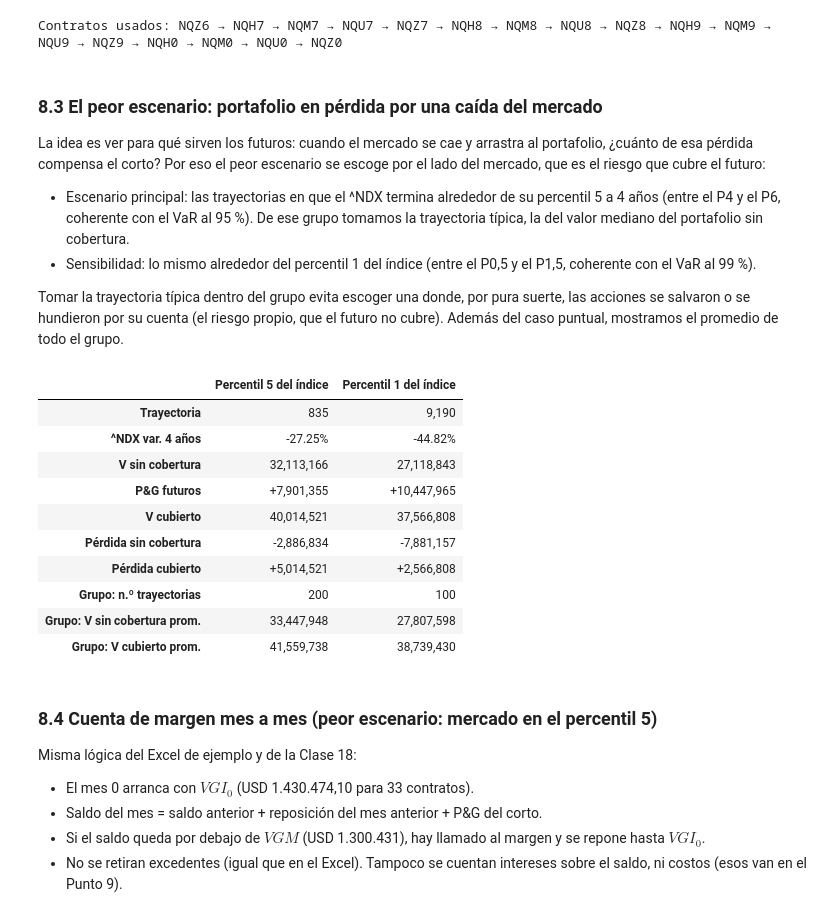
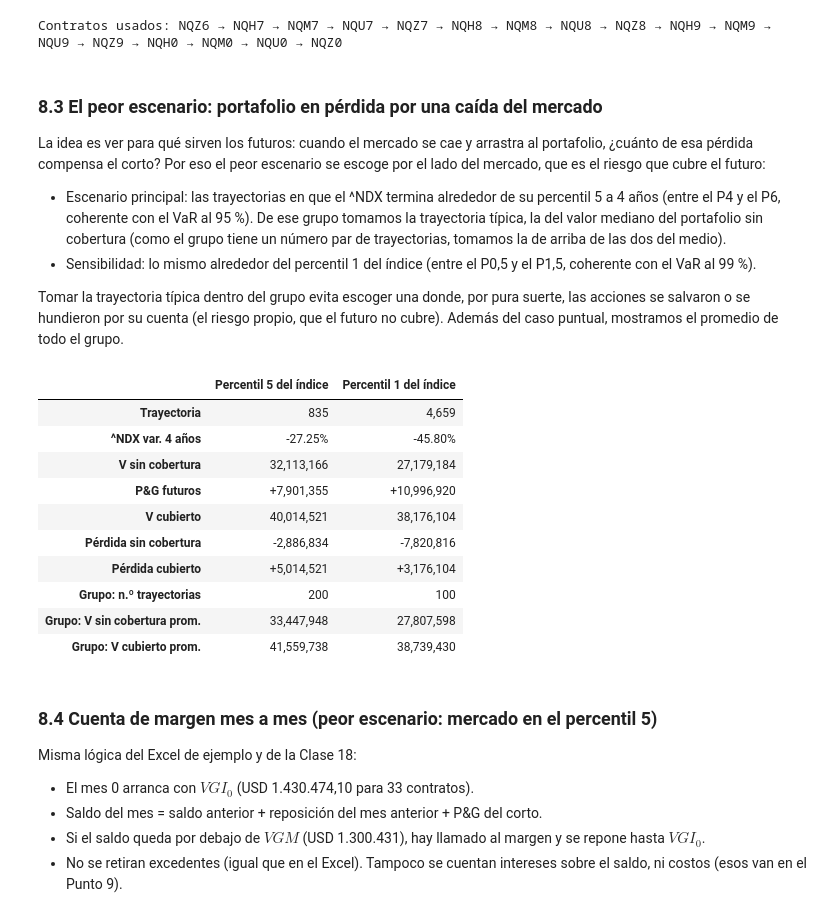
Before and after one commit to Juancho-00/laboratorio-2-derivados, a Jupyter notebook: notebooks/02_futuros_cobertura.ipynb, the cells around one changed output. Cells and saved outputs as stored; diff of their text form; code cells hidden in the pictures.

Commit message:
Desempate fijo del peor escenario (8.3 y 8.8) y README con la etiqueta v1

```diff
--- a/notebooks/02_futuros_cobertura.ipynb
+++ b/notebooks/02_futuros_cobertura.ipynb
@@ -596,48 +596,51 @@ Contratos usados: NQZ6 → NQH7 → NQM7 → NQU7 → NQZ7 → NQH8 → NQM8 →
 
 La idea es ver para qué sirven los futuros: cuando el mercado se cae y arrastra al portafolio, ¿cuánto de esa pérdida compensa el corto? Por eso el peor escenario se escoge por el lado del mercado, que es el riesgo que cubre el futuro:
 
-- Escenario principal: las trayectorias en que el ^NDX termina alrededor de su percentil 5 a 4 años (entre el P4 y el P6, coherente con el VaR al 95 %). De ese grupo tomamos la trayectoria típica, la del valor mediano del portafolio sin cobertura.
+- Escenario principal: las trayectorias en que el ^NDX termina alrededor de su percentil 5 a 4 años (entre el P4 y el P6, coherente con el VaR al 95 %). De ese grupo tomamos la trayectoria típica, la del valor mediano del portafolio sin cobertura (como el grupo tiene un número par de trayectorias, tomamos la de arriba de las dos del medio).
 - Sensibilidad: lo mismo alrededor del percentil 1 del índice (entre el P0,5 y el P1,5, coherente con el VaR al 99 %).
 
 Tomar la trayectoria típica dentro del grupo evita escoger una donde, por pura suerte, las acciones se salvaron o se hundieron por su cuenta (el riesgo propio, que el futuro no cubre). Además del caso puntual, mostramos el promedio de todo el grupo.
 # %%
 # 8.3 Peor escenario de mercado: índice en el percentil 5 (principal) y en el percentil 1 (sensibilidad)
 fin_idx = pd.Series(S_arr[-1])                        # ^NDX al final de cada trayectoria
 fin_sin = pd.Series(V_sin[-1])                        # portafolio sin cobertura al final
 
 def escenario_mercado(pct, ancho):
     """Trayectorias con el índice final entre los percentiles pct ± ancho/2; devuelve la típica y el grupo."""
     lo, hi = fin_idx.quantile(pct - ancho / 2), fin_idx.quantile(pct + ancho / 2)
     grupo = fin_idx[(fin_idx >= lo) & (fin_idx <= hi)].index
-    k = int((fin_sin[grupo] - fin_sin[grupo].median()).abs().idxmin())   # la de valor sin cobertura mediano
+    # la de valor sin cobertura mediano. Como el grupo tiene un número par de trayectorias, hay dos "en la mitad";
+    # tomamos la de arriba (interpolation="higher") para que la elección no dependa de decimales del computador
+    mediana = fin_sin[grupo].quantile(.5, interpolation="higher")
+    k = int((fin_sin[grupo] - mediana).abs().idxmin())
     return k, grupo
 
 k5, g5 = escenario_mercado(.05, .02)                  # P4–P6
 k1, g1 = escenario_mercado(.01, .01)                  # P0,5–P1,5
 
 filas = {}
 for nombre, k, g in [("Percentil 5 del índice", k5, g5), ("Percentil 1 del índice", k1, g1)]:
     filas[nombre] = {"Trayectoria": k, "^NDX var. 4 años": S_arr[-1, k] / S0 - 1,
                      "V sin cobertura": V_sin[-1, k], "P&G futuros": PG_acum[-1, k], "V cubierto": V_cub[-1, k],
                      "Pérdida sin cobertura": V_sin[-1, k] - Vp, "Pérdida cubierto": V_cub[-1, k] - Vp,
                      "Grupo: n.º trayectorias": len(g), "Grupo: V sin cobertura prom.": V_sin[-1, g].mean(),
                      "Grupo: V cubierto prom.": V_cub[-1, g].mean()}
 peores = pd.DataFrame(filas).T
 peores.to_csv(PROC / "peor_escenario_v2.csv")
 
 # Tabla legible: USD con separador de miles, variación del índice en %, enteros sin decimales
 fmt_p = {c_: ("{:+.2%}" if "var." in c_ else "{:,.0f}" if ("n.º" in c_ or c_ == "Trayectoria") else
               "{:+,.0f}" if ("Pérdida" in c_ or "P&G" in c_) else "{:,.0f}") for c_ in peores.columns}
 peores.T.apply(lambda col: pd.Series([fmt_p[i].format(v) for i, v in col.items()], index=col.index))
 # %% [output]
 |  | Percentil 5 del índice | Percentil 1 del índice |
-| Trayectoria | 835 | 9,190 |
-| ^NDX var. 4 años | -27.25% | -44.82% |
-| V sin cobertura | 32,113,166 | 27,118,843 |
-| P&G futuros | +7,901,355 | +10,447,965 |
-| V cubierto | 40,014,521 | 37,566,808 |
-| Pérdida sin cobertura | -2,886,834 | -7,881,157 |
-| Pérdida cubierto | +5,014,521 | +2,566,808 |
+| Trayectoria | 835 | 4,659 |
+| ^NDX var. 4 años | -27.25% | -45.80% |
+| V sin cobertura | 32,113,166 | 27,179,184 |
+| P&G futuros | +7,901,355 | +10,996,920 |
+| V cubierto | 40,014,521 | 38,176,104 |
+| Pérdida sin cobertura | -2,886,834 | -7,820,816 |
+| Pérdida cubierto | +5,014,521 | +3,176,104 |
 | Grupo: n.º trayectorias | 200 | 100 |
 | Grupo: V sin cobertura prom. | 33,447,948 | 27,807,598 |
 | Grupo: V cubierto prom. | 41,559,738 | 38,739,430 |
```
Also changed, not shown: parts of 12 cells of this notebook, 6 other files.
